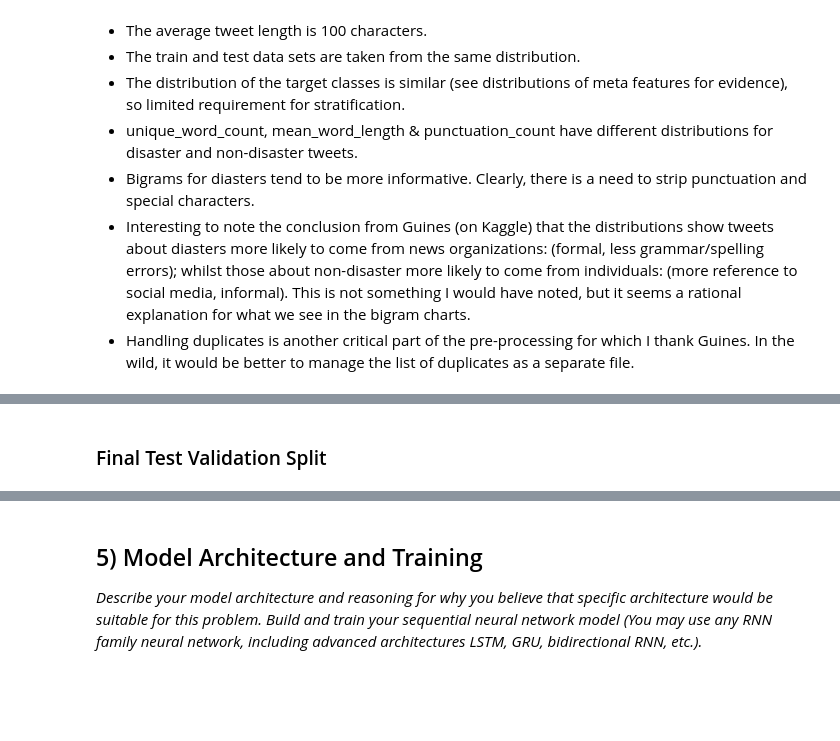
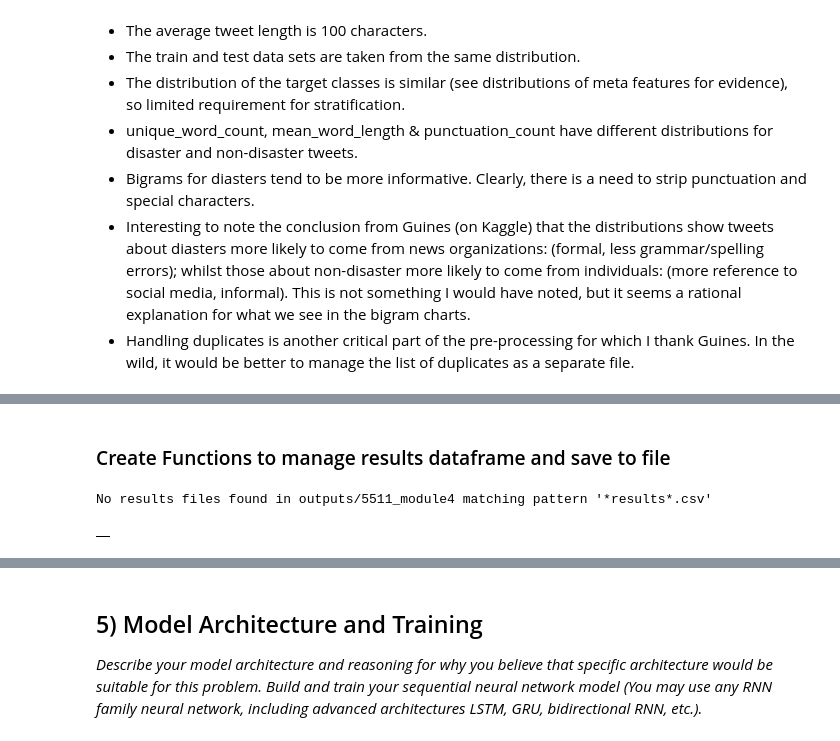
Before and after one commit to sean-coffey/ml-course-work, a Jupyter notebook: 5511_module4.ipynb, the cells around one changed output, grey strips where cells are left out. Saved outputs shown, nothing was run; the diff lists cells and outputs as text; code cells hidden in the pictures; blank space fills up the shorter version.

```diff
--- a/5511_module4.ipynb
+++ b/5511_module4.ipynb
@@ -519,2 +562,0 @@ df_test['text_cleaned'] = df_test['text'].apply(lambda s : clean(s))
-# %% [markdown]
-### Final Test Validation Split
@@ -534,0 +563,66 @@ X_test = df_test["text"]
+# %% [markdown]
+### Create Functions to manage results dataframe and save to file
+# %%
+def initialize_results_df(output_dir=OUTPUT_DIR):
+    """
+    Initialize results_df by loading from the latest file or creating new one
+    """
+    global results_df
+    loaded_df = load_latest_results_df(output_dir)
+    if loaded_df is not None:
+        results_df = loaded_df
+    else:
+        results_df = pd.DataFrame()
+    return results_df
+
+def update_results_dataframe(results_dict, existing_df=None):
+    """
+    results_dict: Dictionary containing metrics and metadata from evaluate_model_performance
+    existing_df: Existing results dataframe (None if creating new one)
+    """
+    new_row = pd.DataFrame([results_dict])
+
+    if existing_df is None:
+        print("Creating new results dataframe")
+        results_df = new_row
+    else:
+        results_df = pd.concat([existing_df, new_row], ignore_index=True)
+    return results_df
+
+def save_results_to_csv(results_df, output_dir=OUTPUT_DIR):
+    timestamp = datetime.now().strftime("%Y%m%d")
+    filename = f"results_{timestamp}.csv"
+    filepath = os.path.join(output_dir, filename)
+    results_df.to_csv(filepath, index=False)
+    print(f"Results saved to: {filepath}")
+    return filepath
+
+def load_latest_results_df(output_dir=OUTPUT_DIR, pattern="*results*.csv"):
+    """
+    Load the most recent results CSV file from the output directory
+    """
+    # Find all CSV files matching the pattern
+    pattern_path = output_dir / pattern
+    csv_files = glob.glob(str(pattern_path))
+
+    if not csv_files:
+        print(f"No results files found in {output_dir} matching pattern '{pattern}'")
+        return None
+    # Sort files by modification time (most recent first)
+    csv_files.sort(key=os.path.getmtime, reverse=True)
+    latest_file = csv_files[0]
+
+    try:
+        # Load the CSV file
+        results_df = pd.read_csv(latest_file)
+        print(f"Loaded results from: {latest_file}")
+        return results_df
+
+    except Exception as e:
+        print(f"Error loading {latest_file}: {e}")
+        return None
+
+initialize_results_df()
+# %% [output]
+No results files found in outputs/5511_module4 matching pattern '*results*.csv'
+|  |
```
Also changed, not shown: parts of 15 cells of this notebook, 2 other files.
